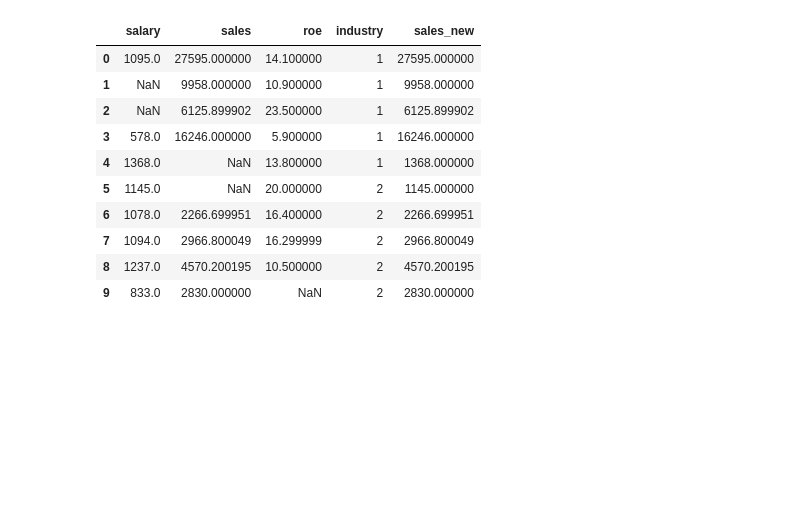
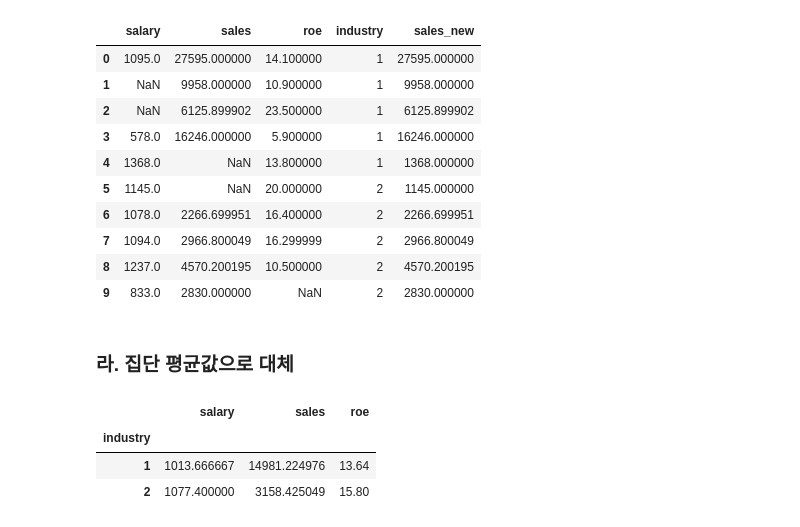
Before and after one commit to limajin/Bigdata_analysis_study, a Jupyter notebook: 데이터캠퍼스 실기책/2부_데이터정제.ipynb, the cells around one changed output. Saved outputs shown, nothing was run; the diff lists cells and outputs as text; code cells hidden in the pictures; blank space fills up the shorter version.

```diff
--- a/데이터캠퍼스 실기책/2부_데이터정제.ipynb
+++ b/데이터캠퍼스 실기책/2부_데이터정제.ipynb
@@ -798,3 +798,13 @@ data2
 | 7 | 1094.0 | 2966.800049 | 16.299999 | 2 | 2966.800049 |
 | 8 | 1237.0 | 4570.200195 | 10.500000 | 2 | 4570.200195 |
 | 9 | 833.0 | 2830.000000 | NaN | 2 | 2830.000000 |
+# %% [markdown]
+### 라. 집단 평균값으로 대체
+# %%
+# 산업별 평균 확인
+data.groupby('industry').mean()
+# %% [output]
+|  | salary | sales | roe |
+| industry |  |  |  |
+| 1 | 1013.666667 | 14981.224976 | 13.64 |
+| 2 | 1077.400000 | 3158.425049 | 15.80 |
```
Also changed, not shown: parts of 7 cells of this notebook.
